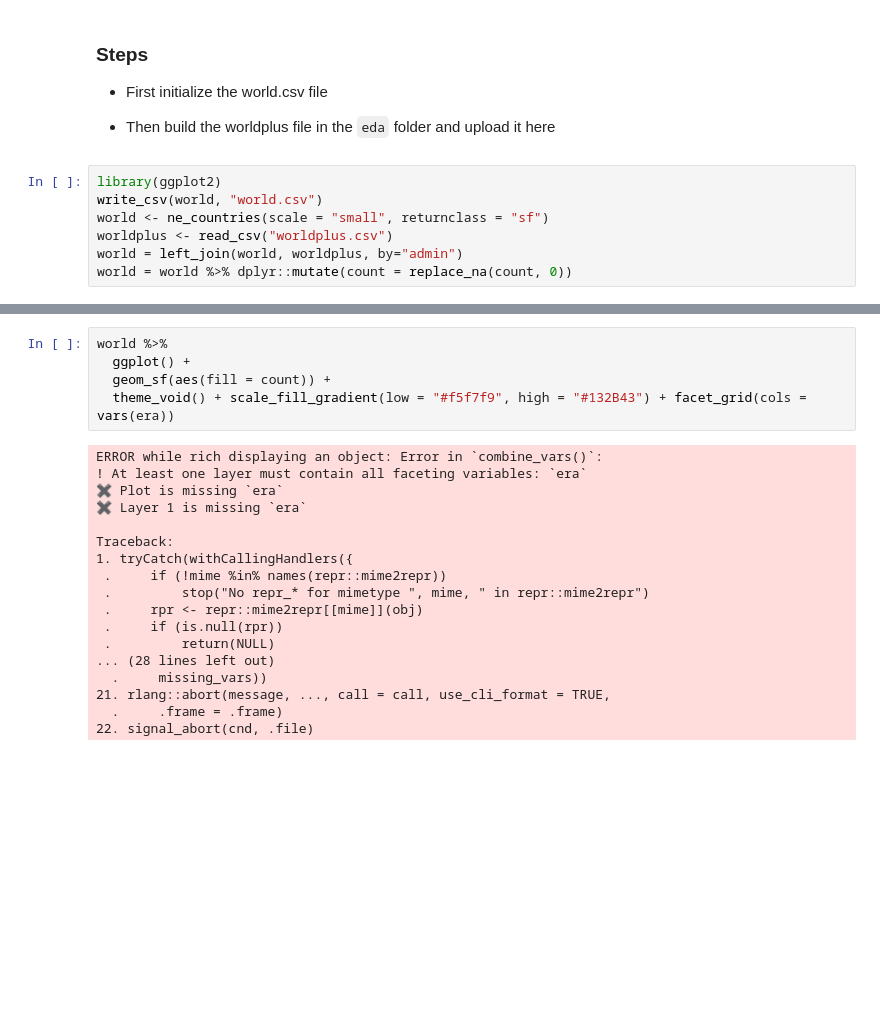
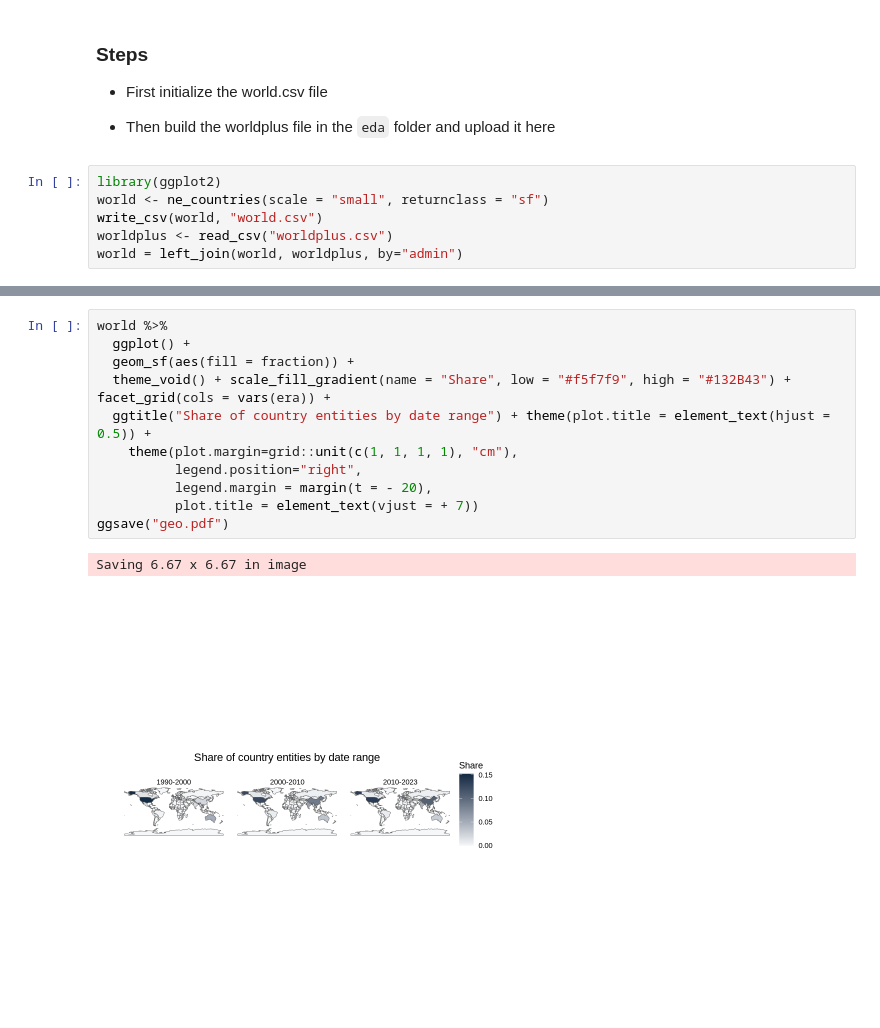
Before and after one commit to AbeHandler/AbeHandler.github.io, a Jupyter notebook: Chloropleth.ipynb, the cells around one changed output, grey strips where cells are left out. Saved outputs shown, nothing was run; the diff lists cells and outputs as text; blank space fills up the shorter version.

```diff
--- a/Chloropleth.ipynb
+++ b/Chloropleth.ipynb
@@ -38,9 +38,8 @@ Warning message in install.packages("tidyverse"):
 - Then build the worldplus file in the `eda` folder and upload it here
 # %%
 library(ggplot2)
+world <- ne_countries(scale = "small", returnclass = "sf")
 write_csv(world, "world.csv")
-world <- ne_countries(scale = "small", returnclass = "sf")
 worldplus <- read_csv("worldplus.csv")
 world = left_join(world, worldplus, by="admin")
-world = world %>% dplyr::mutate(count = replace_na(count, 0))
 # %% [output]
@@ -83,23 +59,14 @@ A sf: 299 × 97
-# %%
-world %>%
-  ggplot() +
-  geom_sf(aes(fill = count)) +
-  theme_void() + scale_fill_gradient(low = "#f5f7f9", high = "#132B43") + facet_grid(cols = vars(era))
-# %% [output]
-ERROR while rich displaying an object: Error in `combine_vars()`:
-! At least one layer must contain all faceting variables: `era`
-✖ Plot is missing `era`
-✖ Layer 1 is missing `era`
-
-Traceback:
-1. tryCatch(withCallingHandlers({
- .     if (!mime %in% names(repr::mime2repr))
- .         stop("No repr_* for mimetype ", mime, " in repr::mime2repr")
- .     rpr <- repr::mime2repr[[mime]](obj)
- .     if (is.null(rpr))
- .         return(NULL)
-... (28 lines left out)
-  .     missing_vars))
-21. rlang::abort(message, ..., call = call, use_cli_format = TRUE,
-  .     .frame = .frame)
-22. signal_abort(cnd, .file)
+# %%
+world %>%
+  ggplot() +
+  geom_sf(aes(fill = fraction)) +
+  theme_void() + scale_fill_gradient(name = "Share", low = "#f5f7f9", high = "#132B43") + facet_grid(cols = vars(era)) +
+  ggtitle("Share of country entities by date range") + theme(plot.title = element_text(hjust = 0.5)) +
+    theme(plot.margin=grid::unit(c(1, 1, 1, 1), "cm"),
+          legend.position="right",
+          legend.margin = margin(t = - 20),
+          plot.title = element_text(vjust = + 7))
+ggsave("geo.pdf")
+# %% [output]
+Saving 6.67 x 6.67 in image
+[figure, added]
```
Also changed, not shown: parts of 1 cell of this notebook.
